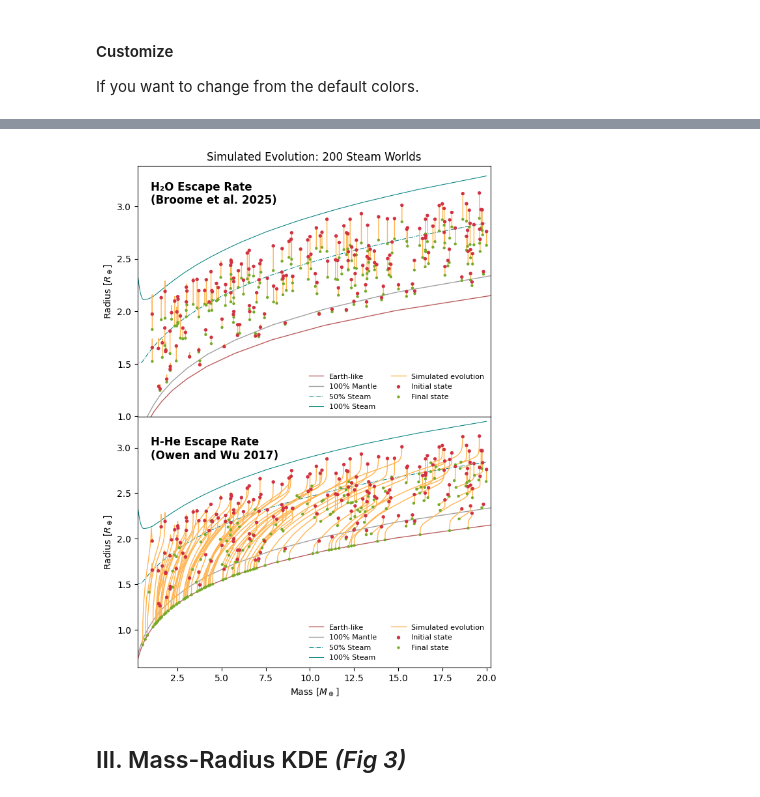
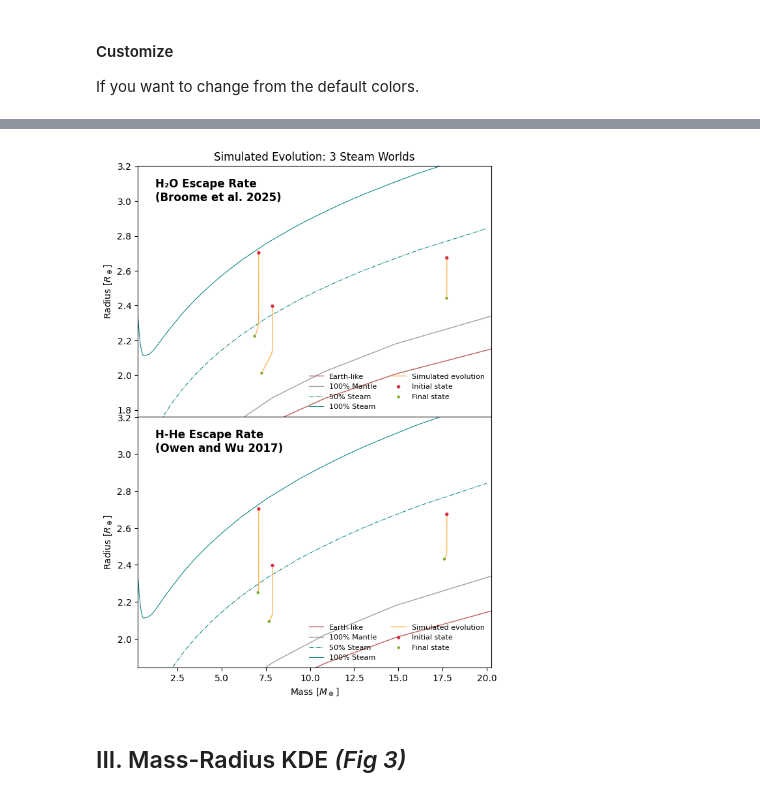
Before and after one commit to emersontao/waterworlder, a Jupyter notebook: paper_plots.ipynb, the cells around one changed output, grey strips where cells are left out. Saved outputs shown, nothing was run; the diff lists cells and outputs as text; code cells hidden in the pictures.

Commit message:
paper_plots notebook should be ready for volga

```diff
--- a/paper_plots.ipynb
+++ b/paper_plots.ipynb
@@ -25,6 +22,22 @@ import seaborn as sns
 from scipy.interpolate import RegularGridInterpolator
 import pandas as pd
 %matplotlib inline
+# %%
+# Number of planets to have on plots (trails or KDE)
+planets_plotted = 3 #DEFAULT: 200
+
+# In trails plot, show with small oranges crosses (x) the points that have non-zero error code (in terms of wind-ae)
+show_err_trails=True
+# In trails plot, skip trails where *any* point has non-zero error (unreliable evolution)
+skip_err_trails=True
+# In KDE plot, skip planets where *any* point has non-zero error (unreliable evolution)
+skip_err_kde=True
+# Label to add at the end plots filenames
+fname_label='_noerr'
+
+# Data folder
+# data_folder = "paper/"
+data_folder = "data/"
 # %% [markdown]
 ### Preparing composition curves
 Code taken from Artem Aguichine's [MARDIGRAS](https://github.com/an0wen/MARDIGRAS)
@@ -212,7 +225,7 @@ planetnum, mp_gp, rp_gp, period_gp = np.loadtxt(population_file, usecols=(0,1,2,
 If you want to change from the default colors.
 # %%
 #DATA
-planets_plotted = 200 #DEFAULT: 200
+# planets_plotted = 200 #DEFAULT: 200
 
 #COSMETIC
 init_color = '' #DEFAULT:
@@ -226,32 +239,48 @@ fig.subplots_adjust(hspace=0)
 FAIL = 0 #number that have less than 3 data points; this indicates a failed evolution. Only occurs with H-He planets
 
 mdot_text = 'M' + '\u0307'
-ax[0].text(1,3, f'H\u2082O Escape Rate \n(Broome et al. 2025)', fontsize='large', weight='semibold',ha='left', va='bottom')
+ax[0].text(0.05,0.85, f'H\u2082O Escape Rate \n(Broome et al. 2025)', fontsize='large', weight='semibold',ha='left', va='bottom',transform=ax[0].transAxes)
 ax[0].plot(list_zeng_masses,list_zeng_ea_radii,linewidth=zeng_width,color='brown',alpha=0.75,zorder=-100,label='Earth-like') # Earthlike
 ax[0].plot(list_zeng_masses,list_zeng_mg_radii,linewidth=zeng_width,color='grey',alpha=0.75,zorder=-100, label='100% Mantle')  # 100% Mantle
 ax[0].plot(x, radius_m(x,init_wmf_swe,init_teq_swe,init_age_swe),lw=0.75,color='teal',linestyle='-.',zorder=-200,label='50% Steam')
 ax[0].plot(x, radius_g(x,init_wmf_swe100,init_teq_swe,init_age_swe),lw=0.75,color='teal',zorder=-200,label='100% Steam')
 
-ax[1].text(1,2.85, 'H-He Escape Rate \n(Owen and Wu 2017)', fontsize='large', weight='semibold',ha='left', va='bottom')
+ax[1].text(0.05,0.85, 'H-He Escape Rate \n(Owen and Wu 2017)', fontsize='large', weight='semibold',ha='left', va='bottom',transform=ax[1].transAxes)
 ax[1].plot(list_zeng_masses,list_zeng_ea_radii,linewidth=zeng_width,color='brown',alpha=0.75,zorder=-100,label='Earth-like') # Earthlike
 ax[1].plot(list_zeng_masses,list_zeng_mg_radii,linewidth=zeng_width,color='grey',alpha=0.75,zorder=-100, label='100% Mantle')  # 100% Mantle
 ax[1].plot(x, radius_m(x,init_wmf_swe,init_teq_swe,init_age_swe),lw=0.75,color='teal',linestyle='-.',zorder=-200,label='50% Steam')
 ax[1].plot(x, radius_g(x,init_wmf_swe100,init_teq_swe,init_age_swe),lw=0.75,color='teal',zorder=-200,label='100% Steam')
 
+# if skip_err_trails=True, a planet where mdot has errors will be skipped
+cnt_plotted = 0
+planetnum = 1
 #Plot each trail individually. Takes ~10s
-for i in range (planets_plotted):
-    planetnum = i+1
+# for i in range (planets_plotted):
+while cnt_plotted < planets_plotted:
+    # planetnum = i+1
 
-    if i==0:
+    if cnt_plotted==0:
         label="Simulated evolution"
     else:
         label=None
 
     H2O_data = f'{filepath}/H2O/planet_{planetnum}-{n_planets}_evolution_data.csv' #imported in Earth units
-    H2O_time_arr, H2O_mp_arr, H2O_rp_arr, H2O_wmf_arr, H2O_mdot_arr = np.loadtxt(H2O_data,usecols=(0,1,2,3,4),unpack=True) #,skiprows=1
+    H2O_time_arr, H2O_mp_arr, H2O_rp_arr, H2O_wmf_arr, H2O_mdot_arr, H2O_err_arr = np.loadtxt(H2O_data,usecols=(0,1,2,3,5,6),unpack=True) #,skiprows=1
 
     HHe_data = f'{filepath}/H-He/planet_{planetnum}-{n_planets}_evolution_data.csv' #imported in Earth units
-    HHe_time_arr, HHe_mp_arr, HHe_rp_arr, HHe_wmf_arr, HHe_mdot_arr = np.loadtxt(HHe_data,unpack=True) #,skiprows=1
+    HHe_time_arr, HHe_mp_arr, HHe_rp_arr, HHe_wmf_arr, HHe_mdot_arr, HHe_err_arr = np.loadtxt(HHe_data,usecols=(0,1,2,3,5,6),unpack=True) #,skiprows=1
+
+    # mask knowing where the evolution curve has errors
+    mask_err_H2O = (H2O_err_arr > 0)
+    mask_err_HHe = (HHe_err_arr > 0)
+
+    # if we asked to skip a planet with errors and there are errors, continue to next planet
+    flag_skip = ((mask_err_H2O.sum() > 0) or (mask_err_HHe.sum() > 0))
+    flag_skip = flag_skip and skip_err_trails
+    if flag_skip:
+        print(f"Planet {planetnum}, contains non-zero errors, skipping.")
+        planetnum += 1
+        continue
 
     H2O_init_mp = np.append(H2O_init_mp, H2O_mp_arr[0])
     H2O_init_rp = np.append(H2O_init_rp, H2O_rp_arr[0])
@@ -263,7 +292,8 @@ for i in range (planets_plotted):
     if np.isnan(HHe_mp_arr[-1]) or np.isnan(HHe_rp_arr[-1]):
         if len(HHe_mp_arr) <3:
             print(f"Planet {planetnum} evolution failed. {HHe_mp_arr[0]/M_e:.3f}, {HHe_rp_arr[0]/R_e:.3f}")
-            FAIL += 1
+            planetnum += 1
+            continue
         else:
             print(f"Warning: NaN detected in H-He data for planet {planetnum}.\n [-2]\t{HHe_data}")#,HHe_mp_arr[-2]/M_e,HHe_rp_arr[-2]/R_e)
             HHe_init_mp = np.append(HHe_init_mp, HHe_mp_arr[0])
@@ -289,9 +319,15 @@ for i in range (planets_plotted):
 
     ax[0].plot(H2O_mp_arr/M_e, H2O_rp_arr/R_e, c="#FFB451", label=label, linewidth=1)
     ax[1].plot(HHe_mp_arr/M_e, HHe_rp_arr/R_e, c='#FFB451', label=label, linewidth=1)
+    if show_err_trails: ax[0].scatter(H2O_mp_arr[mask_err_H2O]/M_e, H2O_rp_arr[mask_err_H2O]/R_e, c="#FFB451", marker="x",s=5)
+    if show_err_trails: ax[1].scatter(HHe_mp_arr[mask_err_HHe]/M_e, HHe_rp_arr[mask_err_HHe]/R_e, c="#FFB451", marker="x",s=5)
+    planetnum += 1
+    cnt_plotted += 1
 
 #doesn't include a double failsafe, will be a future feature
 for i in range(FAIL):
+    # for now, the logic to handle failed tracks is handled above, so this loop should not be necessary
+    break
     planetnum += 1
     HHe_data = f'{filepath}/H-He/planet_{planetnum}-{n_planets}_evolution_data.csv' #imported in Earth units
     HHe_time_arr, HHe_mp_arr, HHe_rp_arr, HHe_wmf_arr, HHe_mdot_arr = np.loadtxt(HHe_data,unpack=True) #,skiprows=1
@@ -328,7 +364,7 @@ for i in range(FAIL):
 #finish the plot
 
 ymin = min(H2O_fin_rp)/R_e - 0.25
-ymax = max(H2O_fin_rp)/R_e + 0.5
+ymax = max(H2O_init_rp)/R_e + 0.5
 ax[0].set_title(f"Simulated Evolution: {planets_plotted} Steam Worlds")
 ax[0].set(xlim=(0.25,20.25), xticks=[], ylim=(ymin,ymax), ylabel=r'Radius [$R_\oplus$]')
 ax[0].scatter(H2O_init_mp/M_e, H2O_init_rp/R_e, c='#D13242', alpha=1, s=15, edgecolor='none', zorder=50, label='Initial state')
@@ -336,12 +372,12 @@ ax[0].scatter(H2O_fin_mp/M_e, H2O_fin_rp/R_e, c='#76AA27', alpha=1, s=10, edgeco
 ax[0].legend(loc='lower right', ncols=2, fontsize=8,frameon=False)
 
 ymin = min(HHe_fin_rp)/R_e - 0.25
-ymax = max(HHe_fin_rp)/R_e + 0.5
+ymax = max(HHe_init_rp)/R_e + 0.5
 ax[1].set(xlim=(0.25,20.25), ylim=(ymin,ymax), xlabel=r'Mass [$M_\oplus$]', ylabel=r'Radius [$R_\oplus$]')
 ax[1].scatter(HHe_init_mp/M_e, HHe_init_rp/R_e, c='#D13242', alpha=1, s=15, edgecolor='none', zorder=50, label='Initial state')
 ax[1].scatter(HHe_fin_mp/M_e, HHe_fin_rp/R_e, c='#76AA27', alpha=1, s=10, edgecolor='none', zorder=30, label='Final state')
 ax[1].legend(loc='lower right', ncols=2, fontsize=8, frameon=False)
 
-plt.savefig(savepath+'stacked_mr_trails'+identifier+'.png', bbox_inches='tight', pad_inches=0.5, dpi=600)
+plt.savefig(savepath+'stacked_mr_trails'+identifier+fname_label+'.png', bbox_inches='tight', pad_inches=0.5, dpi=600)
 plt.show()
 # %% [output]
@@ -359,4 +391,4 @@ Warning: NaN detected in H-He data for planet 81.
-[figure, old version]
+[figure, new version]
 # %% [markdown]
 ## III. Mass-Radius KDE _(Fig 3)_
 # %% [markdown]
```
Also changed, not shown: parts of 19 cells of this notebook, 16 other files.
